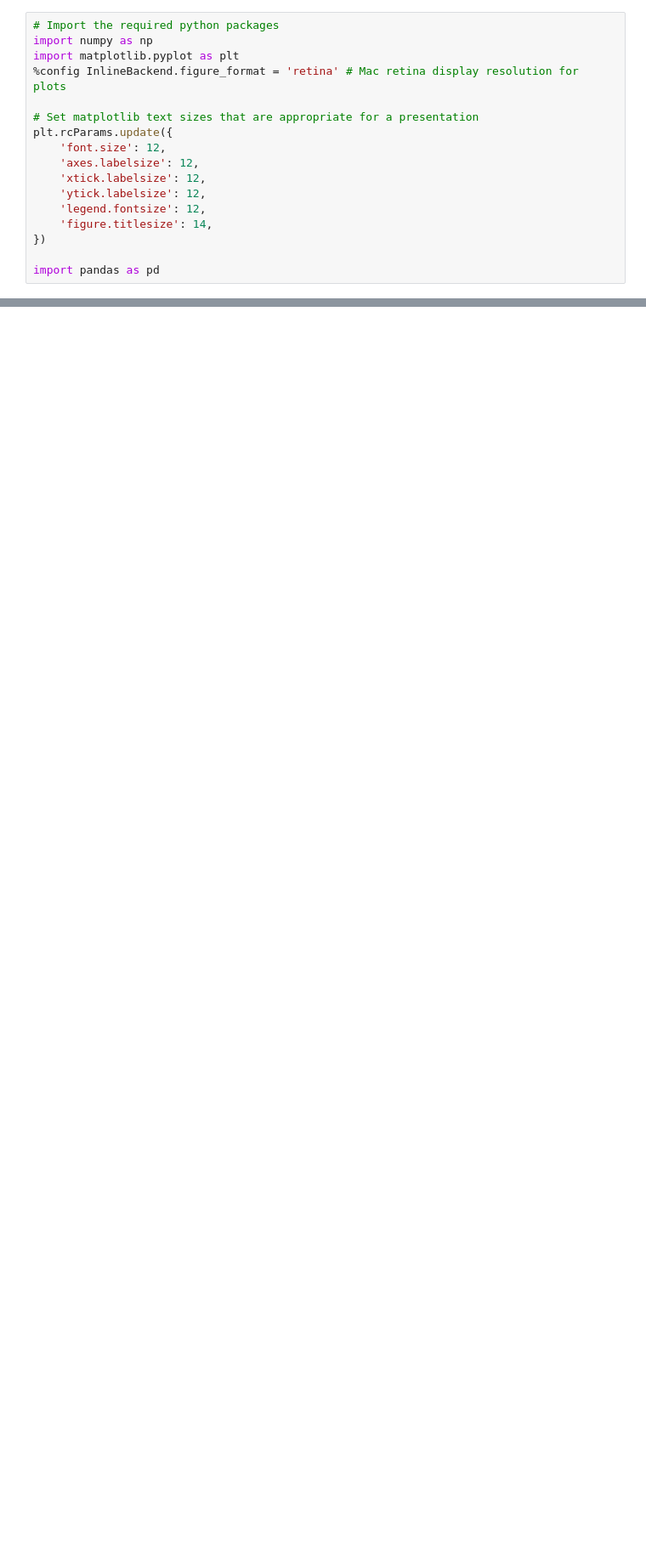
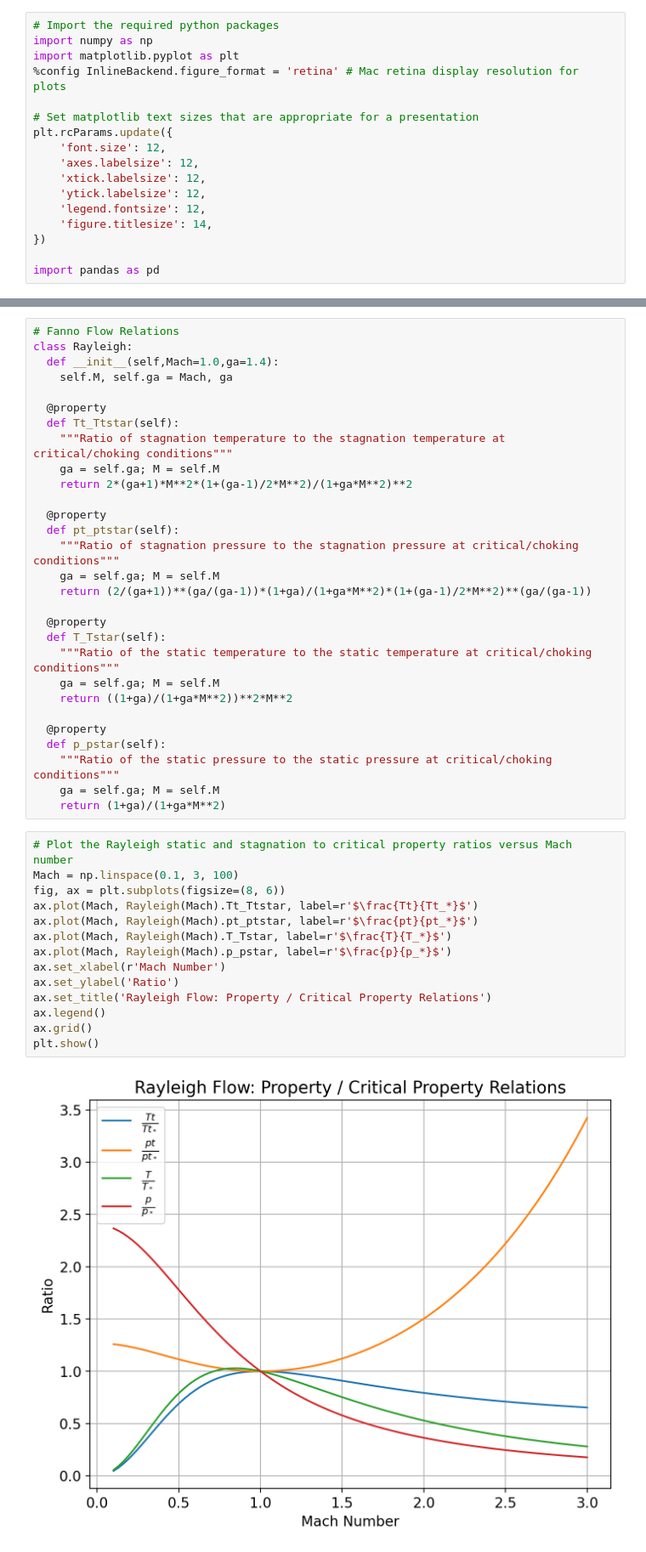
Before and after one commit to davetew/Modern-Aerospace-Propulsion, a Jupyter notebook: Cycle_Analysis.ipynb, the cells around one changed output, grey strips where cells are left out. Shown: that part at 85% size. Saved outputs shown, nothing was run; the diff lists cells and outputs as text; blank space fills up the shorter version.

```diff
--- a/Cycle_Analysis.ipynb
+++ b/Cycle_Analysis.ipynb
@@ -22,0 +25,45 @@ import pandas as pd
+# %%
+# Fanno Flow Relations
+class Rayleigh:
+  def __init__(self,Mach=1.0,ga=1.4):
+    self.M, self.ga = Mach, ga
+
+  @property
+  def Tt_Ttstar(self):
+    """Ratio of stagnation temperature to the stagnation temperature at critical/choking conditions"""
+    ga = self.ga; M = self.M
+    return 2*(ga+1)*M**2*(1+(ga-1)/2*M**2)/(1+ga*M**2)**2
+
+  @property
+  def pt_ptstar(self):
+    """Ratio of stagnation pressure to the stagnation pressure at critical/choking conditions"""
+    ga = self.ga; M = self.M
+    return (2/(ga+1))**(ga/(ga-1))*(1+ga)/(1+ga*M**2)*(1+(ga-1)/2*M**2)**(ga/(ga-1))
+
+  @property
+  def T_Tstar(self):
+    """Ratio of the static temperature to the static temperature at critical/choking conditions"""
+    ga = self.ga; M = self.M
+    return ((1+ga)/(1+ga*M**2))**2*M**2
+
+  @property
+  def p_pstar(self):
+    """Ratio of the static pressure to the static pressure at critical/choking conditions"""
+    ga = self.ga; M = self.M
+    return (1+ga)/(1+ga*M**2)
+# %%
+# Plot the Rayleigh static and stagnation to critical property ratios versus Mach number
+Mach = np.linspace(0.1, 3, 100)
+fig, ax = plt.subplots(figsize=(8, 6))
+ax.plot(Mach, Rayleigh(Mach).Tt_Ttstar, label=r'$\frac{Tt}{Tt_*}$')
+ax.plot(Mach, Rayleigh(Mach).pt_ptstar, label=r'$\frac{pt}{pt_*}$')
+ax.plot(Mach, Rayleigh(Mach).T_Tstar, label=r'$\frac{T}{T_*}$')
+ax.plot(Mach, Rayleigh(Mach).p_pstar, label=r'$\frac{p}{p_*}$')
+ax.set_xlabel(r'Mach Number')
+ax.set_ylabel('Ratio')
+ax.set_title('Rayleigh Flow: Property / Critical Property Relations')
+ax.legend()
+ax.grid()
+plt.show()
+# %% [output]
+[figure, added]
```
Also changed, not shown: parts of 10 cells of this notebook.
